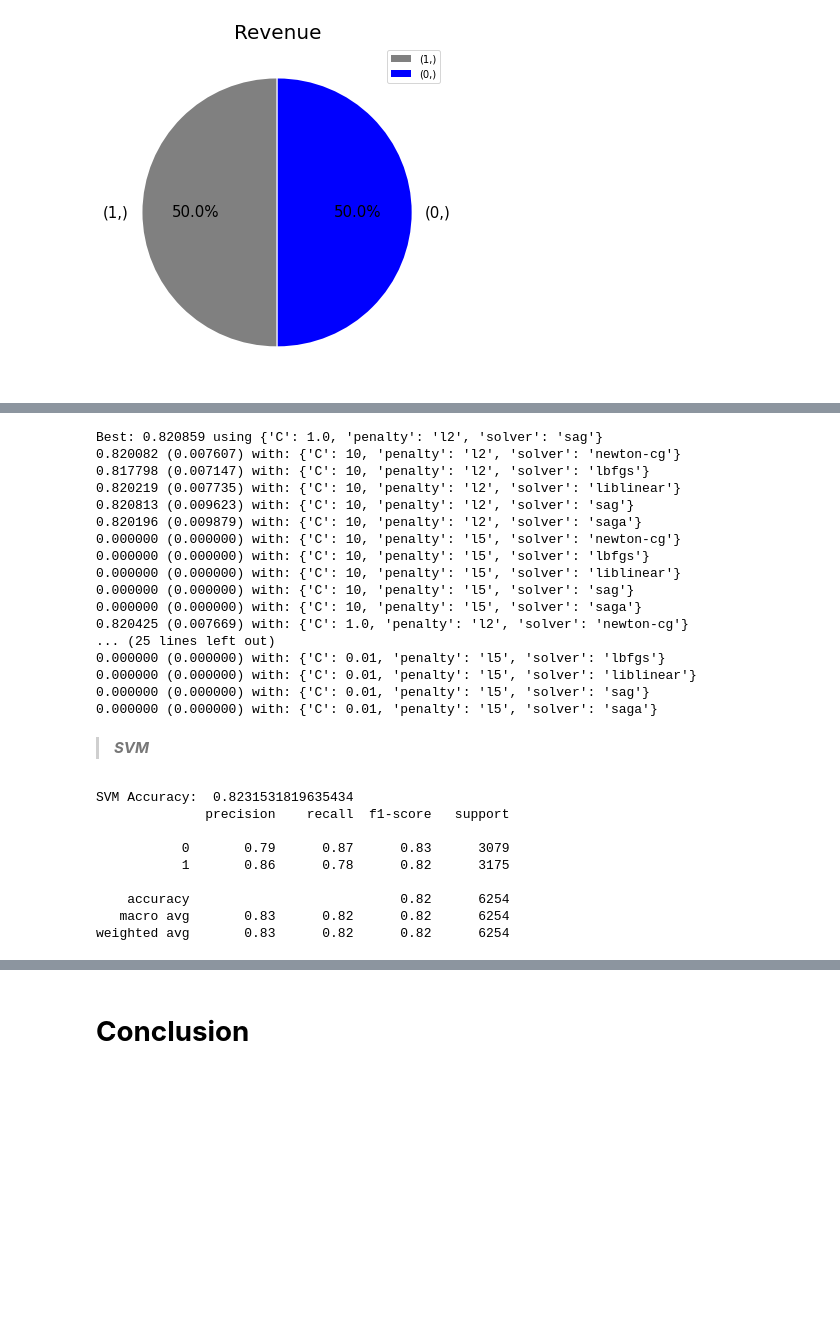
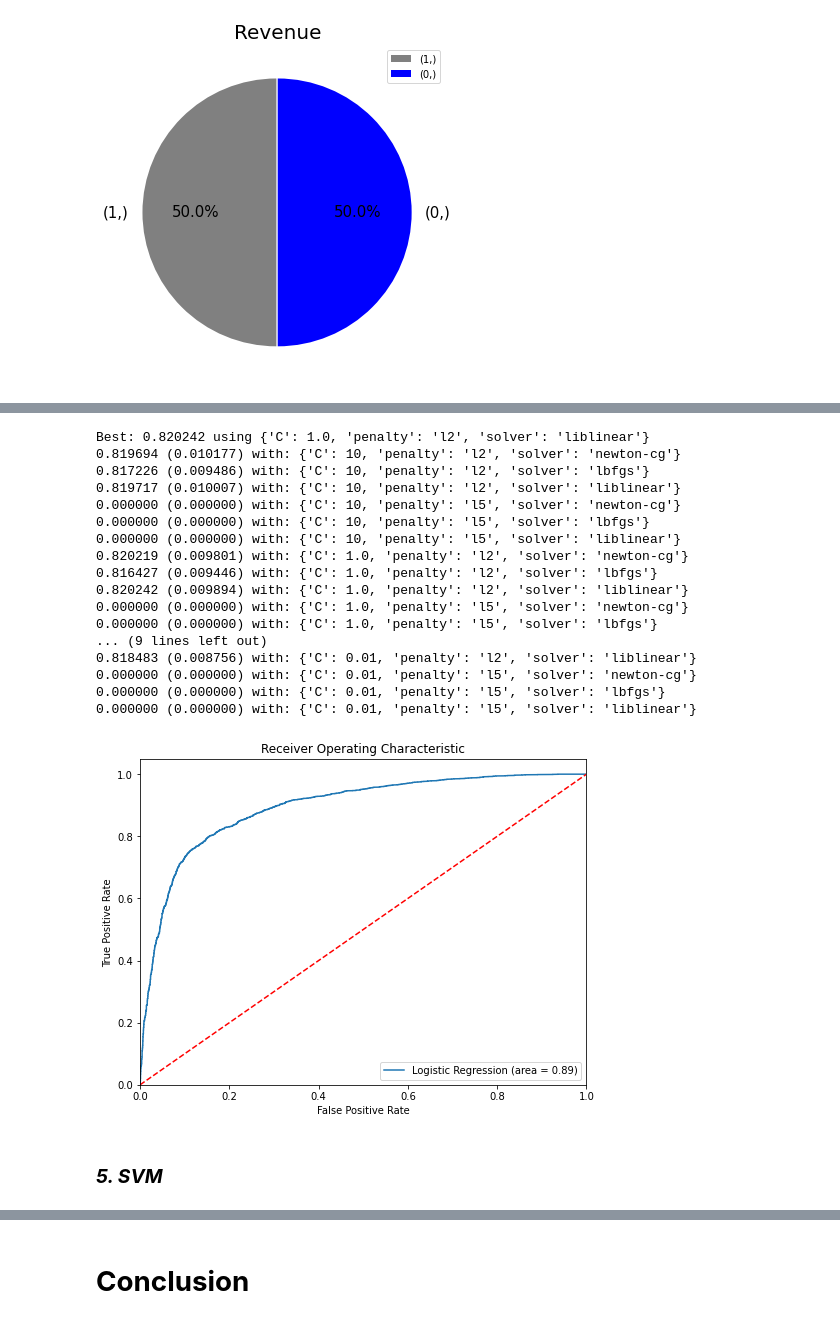
Before and after one commit to dkant000/ML_PROJECT, a Jupyter notebook: [FIN_FIN]_C2077400.ipynb, the cells around one changed output, grey strips where cells are left out. Cells and saved outputs as stored; diff of their text form; code cells hidden in the pictures; blank space fills up the shorter version.

```diff
--- a/[FIN_FIN]_C2077400.ipynb
+++ b/[FIN_FIN]_C2077400.ipynb
@@ -714,7 +762,7 @@ weighted avg       0.82      0.81      0.81      6254
 from sklearn.model_selection import RepeatedStratifiedKFold
 # define models and parameters
 model = LogisticRegression()
-solvers = ['newton-cg', 'lbfgs', 'liblinear', 'sag', 'saga']
+solvers = ['newton-cg', 'lbfgs', 'liblinear',]
 penalty = ['l2','l5']
 c_values = [10, 1.0, 0.1, 0.01]
 # define grid search
@@ -731,24 +779,42 @@ params = grid_result.cv_results_['params']
 for mean, stdev, param in zip(means, stds, params):
     print("%f (%f) with: %r" % (mean, stdev, param))
 # %% [output]
-Best: 0.820859 using {'C': 1.0, 'penalty': 'l2', 'solver': 'sag'}
-0.820082 (0.007607) with: {'C': 10, 'penalty': 'l2', 'solver': 'newton-cg'}
-0.817798 (0.007147) with: {'C': 10, 'penalty': 'l2', 'solver': 'lbfgs'}
-0.820219 (0.007735) with: {'C': 10, 'penalty': 'l2', 'solver': 'liblinear'}
-0.820813 (0.009623) with: {'C': 10, 'penalty': 'l2', 'solver': 'sag'}
-0.820196 (0.009879) with: {'C': 10, 'penalty': 'l2', 'solver': 'saga'}
+Best: 0.820242 using {'C': 1.0, 'penalty': 'l2', 'solver': 'liblinear'}
+0.819694 (0.010177) with: {'C': 10, 'penalty': 'l2', 'solver': 'newton-cg'}
+0.817226 (0.009486) with: {'C': 10, 'penalty': 'l2', 'solver': 'lbfgs'}
+0.819717 (0.010007) with: {'C': 10, 'penalty': 'l2', 'solver': 'liblinear'}
 0.000000 (0.000000) with: {'C': 10, 'penalty': 'l5', 'solver': 'newton-cg'}
 0.000000 (0.000000) with: {'C': 10, 'penalty': 'l5', 'solver': 'lbfgs'}
 0.000000 (0.000000) with: {'C': 10, 'penalty': 'l5', 'solver': 'liblinear'}
-0.000000 (0.000000) with: {'C': 10, 'penalty': 'l5', 'solver': 'sag'}
-0.000000 (0.000000) with: {'C': 10, 'penalty': 'l5', 'solver': 'saga'}
-0.820425 (0.007669) with: {'C': 1.0, 'penalty': 'l2', 'solver': 'newton-cg'}
-... (25 lines left out)
+0.820219 (0.009801) with: {'C': 1.0, 'penalty': 'l2', 'solver': 'newton-cg'}
+0.816427 (0.009446) with: {'C': 1.0, 'penalty': 'l2', 'solver': 'lbfgs'}
+0.820242 (0.009894) with: {'C': 1.0, 'penalty': 'l2', 'solver': 'liblinear'}
+0.000000 (0.000000) with: {'C': 1.0, 'penalty': 'l5', 'solver': 'newton-cg'}
+0.000000 (0.000000) with: {'C': 1.0, 'penalty': 'l5', 'solver': 'lbfgs'}
+... (9 lines left out)
+0.818483 (0.008756) with: {'C': 0.01, 'penalty': 'l2', 'solver': 'liblinear'}
+0.000000 (0.000000) with: {'C': 0.01, 'penalty': 'l5', 'solver': 'newton-cg'}
 0.000000 (0.000000) with: {'C': 0.01, 'penalty': 'l5', 'solver': 'lbfgs'}
 0.000000 (0.000000) with: {'C': 0.01, 'penalty': 'l5', 'solver': 'liblinear'}
-0.000000 (0.000000) with: {'C': 0.01, 'penalty': 'l5', 'solver': 'sag'}
-0.000000 (0.000000) with: {'C': 0.01, 'penalty': 'l5', 'solver': 'saga'}
+# %%
+# ROC and AOC Curves of LOGISTIC REGRESSION
+logit_roc_auc = roc_auc_score(y_test, y_pred)
+fpr1, tpr1, thresolds1 = roc_curve(y_test, logis.predict_proba(x_test)[:,1])
+plt.figure(figsize=(8,6))
+roc_auc1 = auc(fpr1, tpr1)
+plt.plot(fpr1, tpr1, label = 'Logistic Regression (area = %0.2f)' % roc_auc1)
+plt.plot([0,1],[0,1],'r--')
+plt.xlim([0.0,1.0])
+plt.ylim([0.0,1.05])
+plt.xlabel('False Positive Rate')
+plt.ylabel('True Positive Rate')
+plt.title('Receiver Operating Characteristic')
+plt.legend(loc="lower right")
+plt.savefig('Logis ROC')
+plt.show()
+# %% [output]
+[figure, added]
 # %% [markdown]
 
 
-> ***SVM***
+### ***5. SVM***
@@ -760,19 +821,2 @@ yhat = svm.predict(x_train)
-# %%
-
-np.mean(y_train==yhat)
-np.mean(y_test==y_pred_SVM)
-svm_cm = confusion_matrix(y_test, y_pred_SVM)
-print("SVM Accuracy: ",(svm_cm[0][0] + svm_cm[1][1]) / (svm_cm[0][0] + svm_cm[0][1] + svm_cm[1][0] + svm_cm[1][1]))
-print(classification_report(y_test, y_pred_SVM))
-# %% [output]
-SVM Accuracy:  0.8231531819635434
-              precision    recall  f1-score   support
-
-           0       0.79      0.87      0.83      3079
-           1       0.86      0.78      0.82      3175
-
-    accuracy                           0.82      6254
-   macro avg       0.83      0.82      0.82      6254
-weighted avg       0.83      0.82      0.82      6254
 # %%
 # svclassifier=SVC(kernel='linear') # not so good
```
Also changed, not shown: parts of 30 cells of this notebook.
